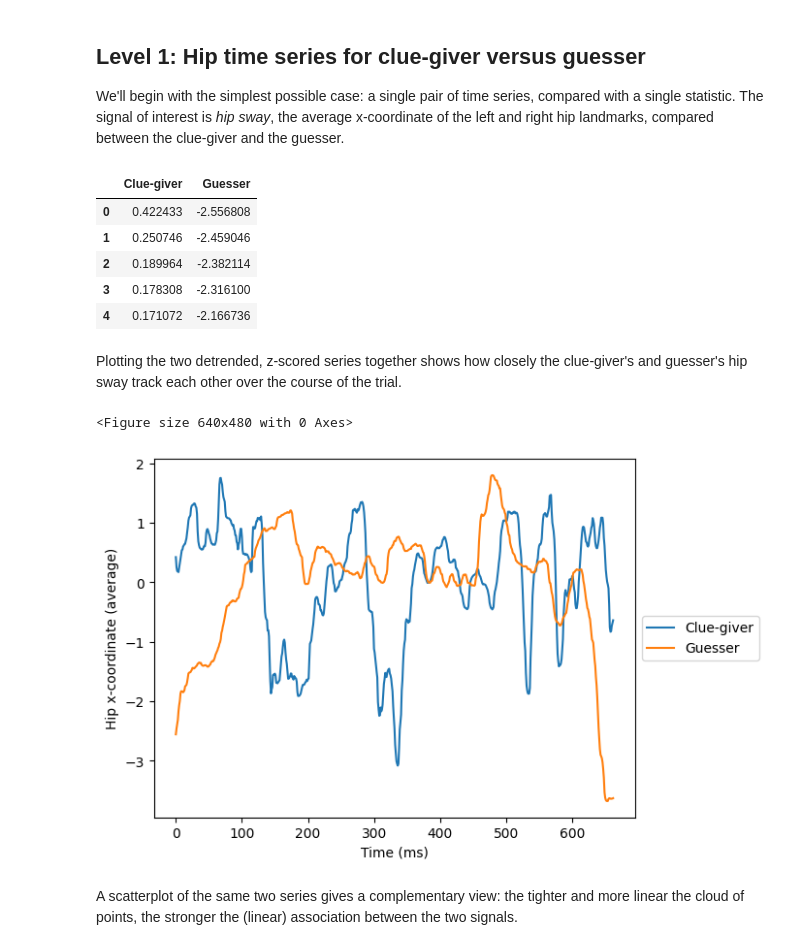
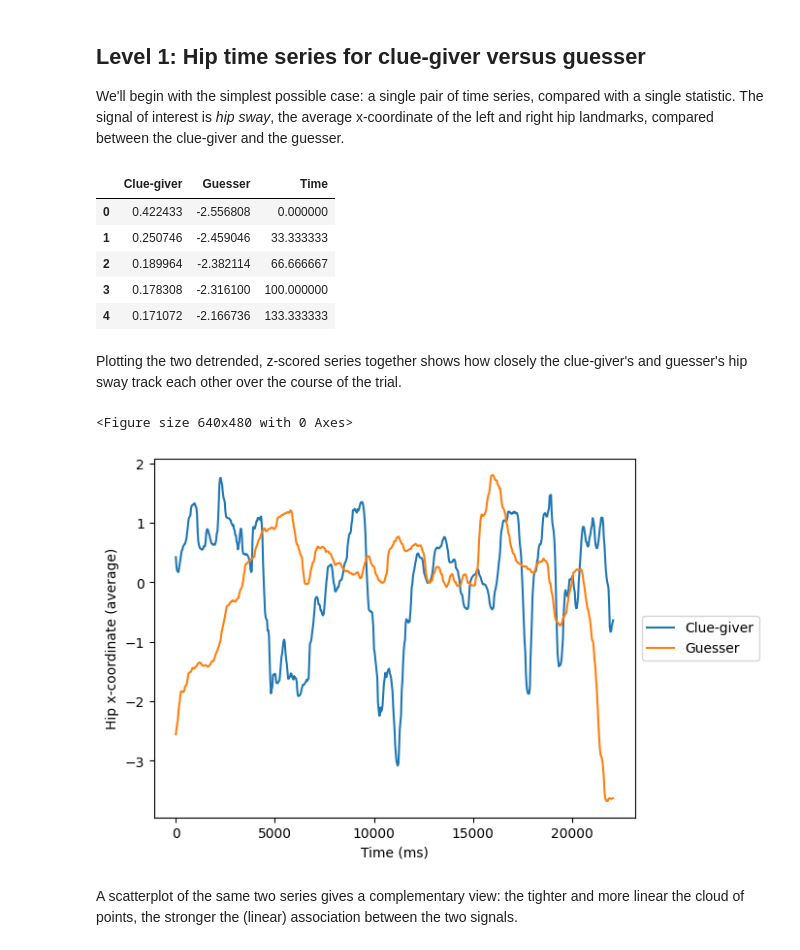
Before and after one commit to anniegbryant/MDIG2026_pyspi_tutorial, a Jupyter notebook: MDIG2026_pyspi_tutorial.ipynb, the cells around one changed output. Drawn from its saved outputs; the diff is of its cells as text; code cells hidden in the pictures.

```diff
--- a/MDIG2026_tutorial.ipynb
+++ b/MDIG2026_pyspi_tutorial.ipynb
@@ -104,32 +114,33 @@ guesser_hip_TS_detrend = scipy.stats.zscore(scipy.signal.detrend(guesser_hip_TS)
 # Combine the two time series into a two-column array
 both_hip_TS = pd.DataFrame({
     'Clue-giver': clue_giver_hip_TS_detrend,
-    'Guesser': guesser_hip_TS_detrend
+    'Guesser': guesser_hip_TS_detrend,
+    'Time': clue_giver_body_TS['time']
 })
 
 both_hip_TS.head()
 # %% [output]
-|  | Clue-giver | Guesser |
-| 0 | 0.422433 | -2.556808 |
-| 1 | 0.250746 | -2.459046 |
-| 2 | 0.189964 | -2.382114 |
-| 3 | 0.178308 | -2.316100 |
-| 4 | 0.171072 | -2.166736 |
+|  | Clue-giver | Guesser | Time |
+| 0 | 0.422433 | -2.556808 | 0.000000 |
+| 1 | 0.250746 | -2.459046 | 33.333333 |
+| 2 | 0.189964 | -2.382114 | 66.666667 |
+| 3 | 0.178308 | -2.316100 | 100.000000 |
+| 4 | 0.171072 | -2.166736 | 133.333333 |
 # %% [markdown]
 Plotting the two detrended, z-scored series together shows how closely the clue-giver's and guesser's hip sway track each other over the course of the trial.
 # %%
 # Plot the time series
 plt.figure()
-both_hip_TS.plot()
+both_hip_TS.plot(x='Time', y=['Clue-giver', 'Guesser'])
 
 ax = plt.gca()
 ax.legend(labels=['Clue-giver', 'Guesser'], loc='center left', bbox_to_anchor=(1, 0.5))
 plt.xlabel('Time (ms)')
 plt.ylabel('Hip x-coordinate (average)')
 plt.show()
 # %% [output]
 <Figure size 640x480 with 0 Axes>
-[figure, old version]
+[figure, new version]
 # %% [markdown]
 A scatterplot of the same two series gives a complementary view: the tighter and more linear the cloud of points, the stronger the (linear) association between the two signals.
 # %%
```
Also changed, not shown: parts of 13 cells of this notebook.
